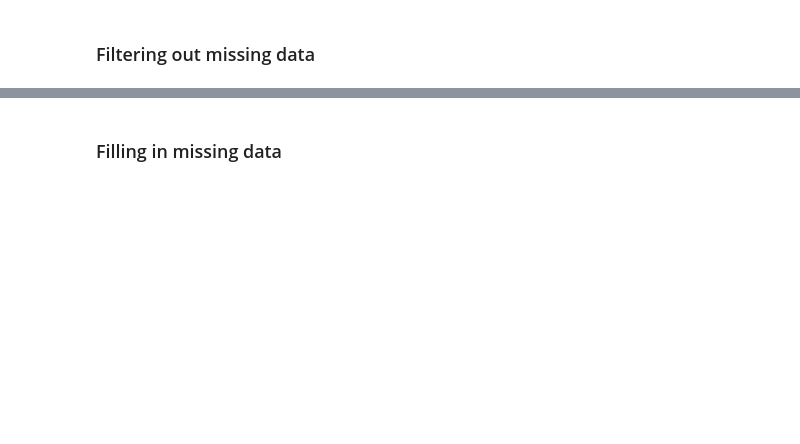
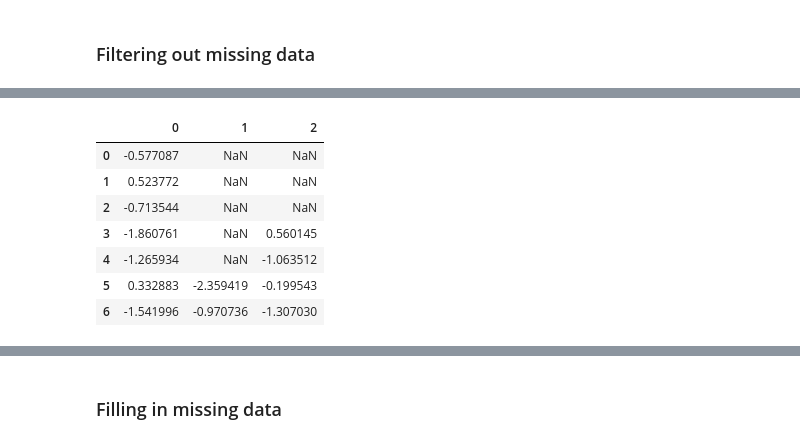
Before and after one commit to OleksiiF/data_analysis, a Jupyter notebook: src/personal_pandas.ipynb, the cells around one changed output, grey strips where cells are left out. Cells and saved outputs as stored; diff of their text form; code cells hidden in the pictures; blank space fills up the shorter version.

```diff
--- a/src/personal_pandas.ipynb
+++ b/src/personal_pandas.ipynb
@@ -826,5 +1314,14 @@ data.dropna(axis=1, how='all')
 # %%
 df = DataFrame(np.random.randn(7, 3))
-df.ix[:4, 1] = NA; df.ix[:2, 2] = NA
+df.loc[:4, 1] = NA; df.loc[:2, 2] = NA
 df
+# %% [output]
+|  | 0 | 1 | 2 |
+| 0 | -0.577087 | NaN | NaN |
+| 1 | 0.523772 | NaN | NaN |
+| 2 | -0.713544 | NaN | NaN |
+| 3 | -1.860761 | NaN | 0.560145 |
+| 4 | -1.265934 | NaN | -1.063512 |
+| 5 | 0.332883 | -2.359419 | -0.199543 |
+| 6 | -1.541996 | -0.970736 | -1.307030 |
 # %%
```
Also changed, not shown: parts of 156 cells of this notebook, 2 other files.
